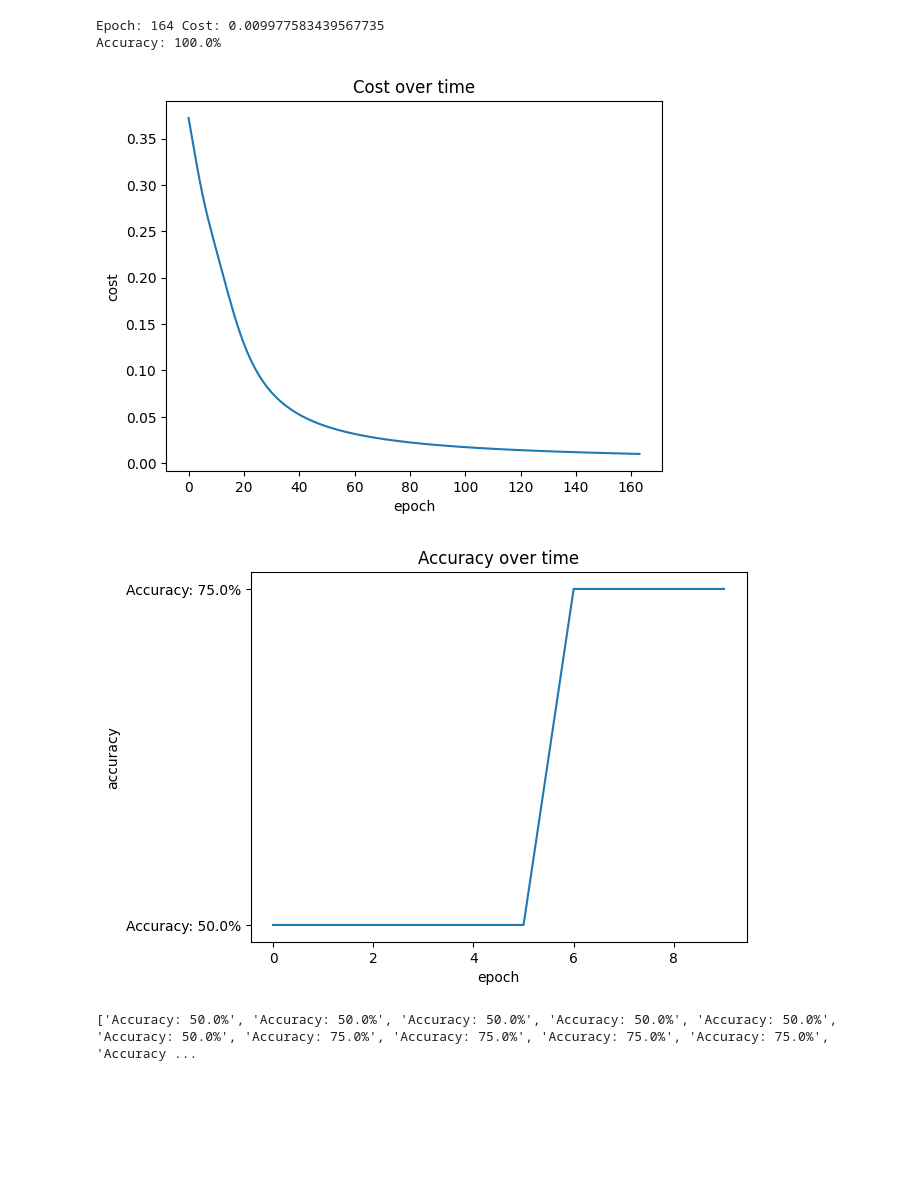
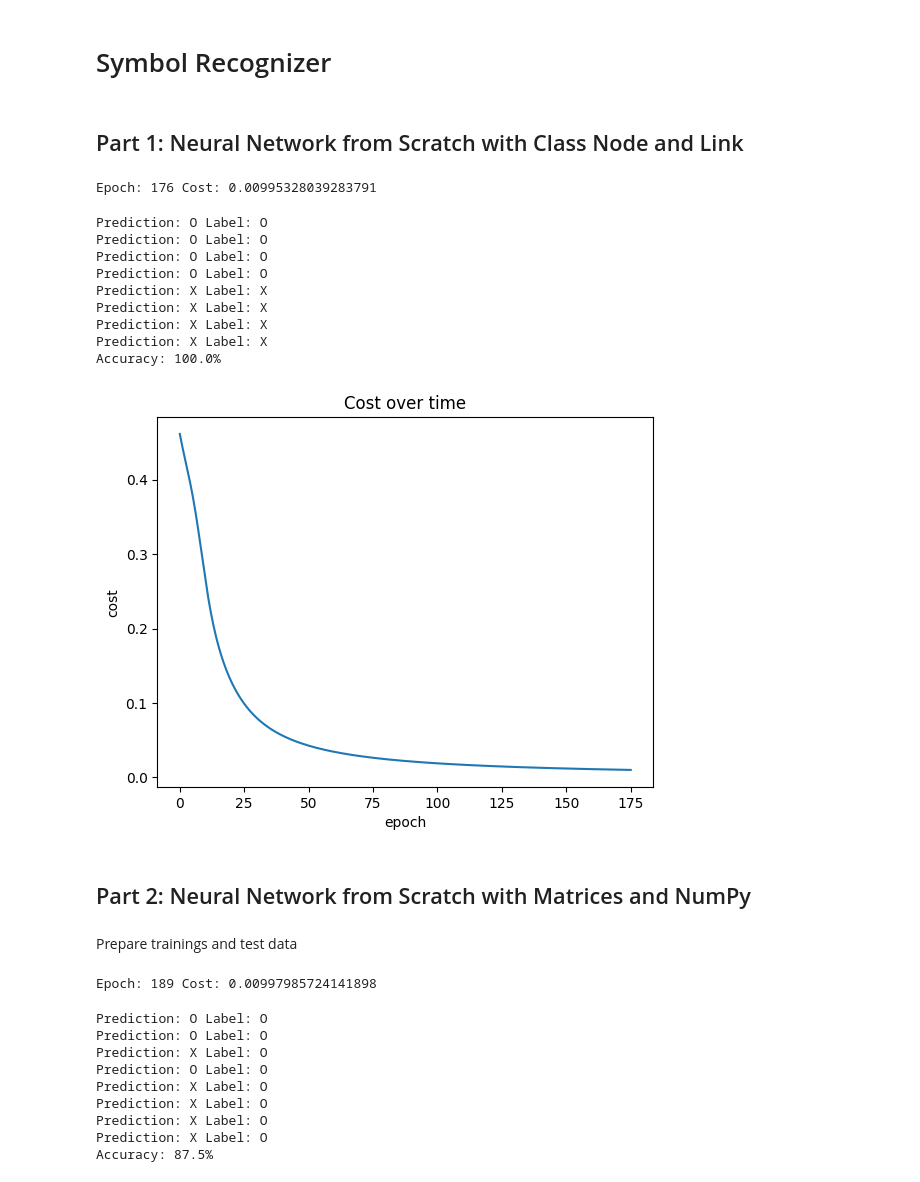
Before and after one commit to Jkachoura/symbol_recognizer, a Jupyter notebook: test.ipynb, the cells around one changed output. Cells and saved outputs as stored; diff of their text form; code cells hidden in the pictures; blank space fills up the shorter version.

Commit message:
added matrices implementation

```diff
--- a/test.ipynb
+++ b/test.ipynb
@@ -1,3 +1,7 @@
+# %% [markdown]
+# Symbol Recognizer
+# %% [markdown]
+## Part 1: Neural Network from Scratch with Class Node and Link
 # %%
 import sys
 sys.path.append('./src/oop_nn/')
@@ -7,26 +11,29 @@ import neural_network as nn
 # %%
 neural_network = nn.NeuralNetwork(dt.inputDim, dt.outputDim)
 neural_network.train(dt.trainingSet, dt.maxCost, 0.1)
-
-print(neural_network.accuracy(dt.testSet))
 # %% [output]
-Epoch: 164 Cost: 0.009977583439567735
-Accuracy: 100.0%
+Epoch: 176 Cost: 0.00995328039283791
+# %%
+print(neural_network.accuracy(dt.testSet))
+# %% [output]
+Prediction: O Label: O
+Prediction: O Label: O
+Prediction: O Label: O
+Prediction: O Label: O
+Prediction: X Label: X
+Prediction: X Label: X
+Prediction: X Label: X
+Prediction: X Label: X
+Accuracy: 100.0%
 # %%
 import matplotlib.pyplot as plt
 
 plt.plot(neural_network.costs)
 plt.xlabel('epoch')
 plt.ylabel('cost')
 plt.title('Cost over time')
 plt.show()
-
-plt.plot(neural_network.accuracies)
-plt.xlabel('epoch')
-plt.ylabel('accuracy')
-plt.title('Accuracy over time')
-plt.show()
 # %% [output]
-[figure, old version]
+[figure, new version]
-[figure, removed]
-['Accuracy: 50.0%', 'Accuracy: 50.0%', 'Accuracy: 50.0%', 'Accuracy: 50.0%', 'Accuracy: 50.0%', 'Accuracy: 50.0%', 'Accuracy: 75.0%', 'Accuracy: 75.0%', 'Accuracy: 75.0%', 'Accuracy: 75.0%', 'Accuracy ...
+# %% [markdown]
+## Part 2: Neural Network from Scratch with Matrices and NumPy
@@ -32,0 +44,2 @@ plt.show()
+# %% [markdown]
+Prepare trainings and test data
@@ -32,0 +52,17 @@ plt.show()
+# %%
+matrices_nn = mnn.NeuralNetwork([dt.inputDim, dt.outputDim])
+matrices_nn.train(training_inputs, training_labels, max_cost=dt.maxCost, learning_rate=0.1)
+# %% [output]
+Epoch: 189 Cost: 0.00997985724141898
+# %%
+print(matrices_nn.accuracy(test_inputs, test_labels))
+# %% [output]
+Prediction: O Label: O
+Prediction: O Label: O
+Prediction: X Label: O
+Prediction: O Label: O
+Prediction: X Label: O
+Prediction: X Label: O
+Prediction: X Label: O
+Prediction: X Label: O
+Accuracy: 87.5%
```
Also changed, not shown: parts of 3 cells of this notebook, 1 other file.
